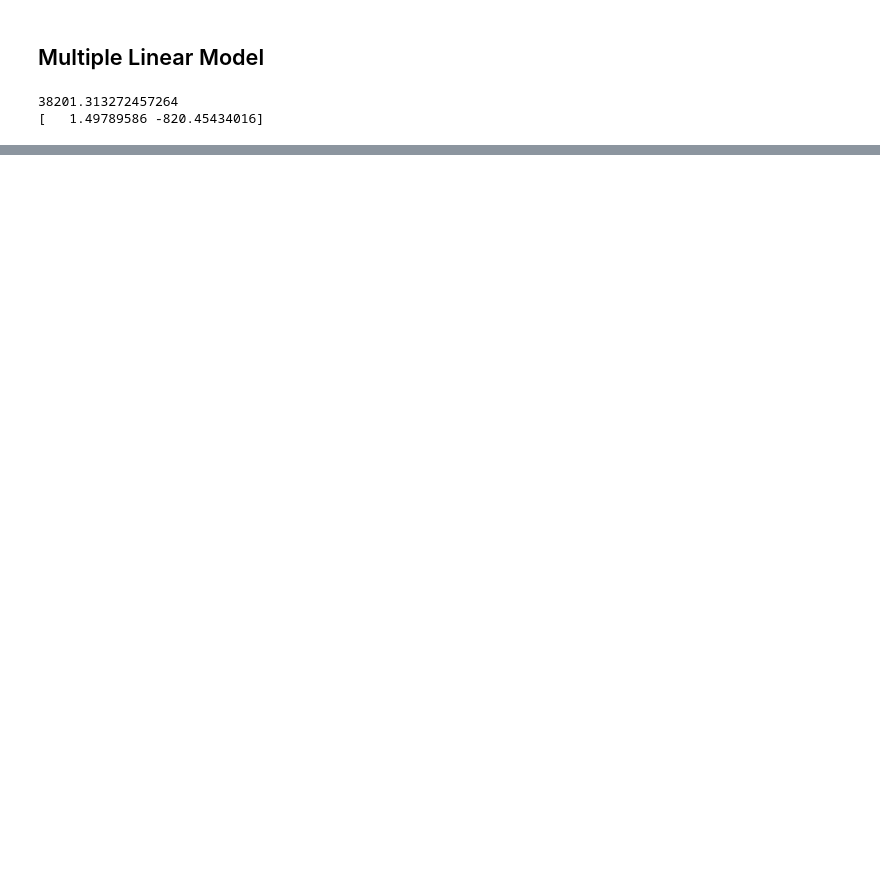
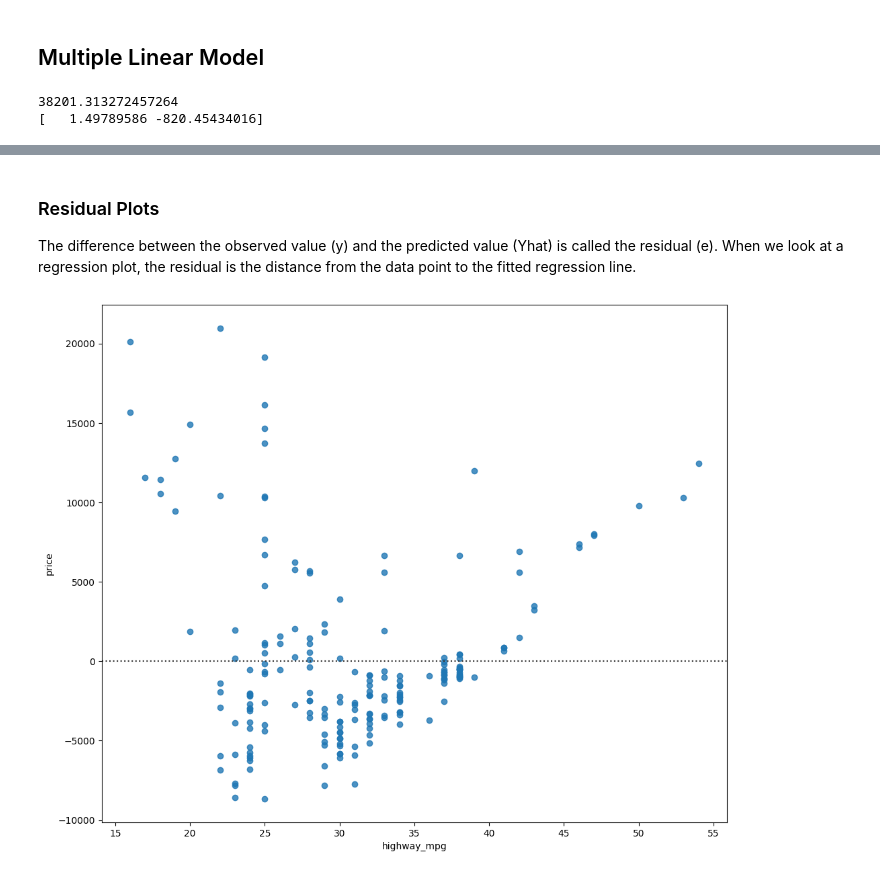
Before and after one commit to vadivelmurugesan/data-science, a Jupyter notebook: example_data_sets/02_used_cars_data_set.ipynb, the cells around one changed output, grey strips where cells are left out. Drawn from its saved outputs; the diff is of its cells as text; code cells hidden in the pictures; blank space fills up the shorter version.

```diff
--- a/example_data_sets/02_used_cars_data_set.ipynb
+++ b/example_data_sets/02_used_cars_data_set.ipynb
@@ -621,0 +647,10 @@ print(lm2.coef_)
+# %% [markdown]
+### Residual Plots
+
+The difference between the observed value (y) and the predicted value (Yhat) is called the residual (e). When we look at a regression plot, the residual is the distance from the data point to the fitted regression line.
+# %%
+plt.figure(figsize=(width, height))
+sns.residplot(x=df['highway_mpg'], y = df['price'], data = df)
+plt.show()
+# %% [output]
+[figure, added]
```
Also changed, not shown: parts of 22 cells of this notebook.
